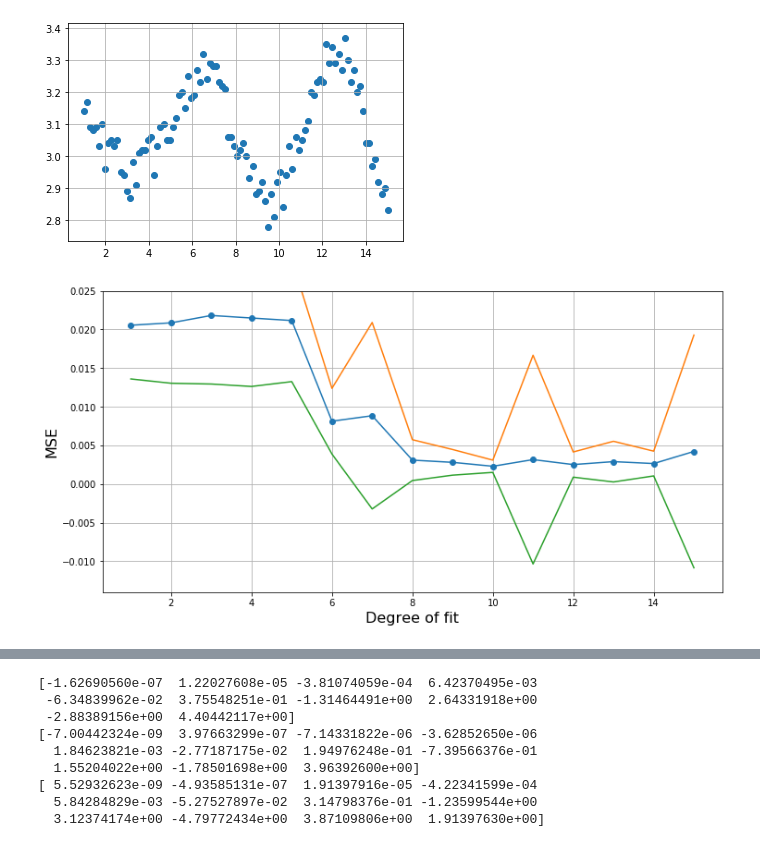
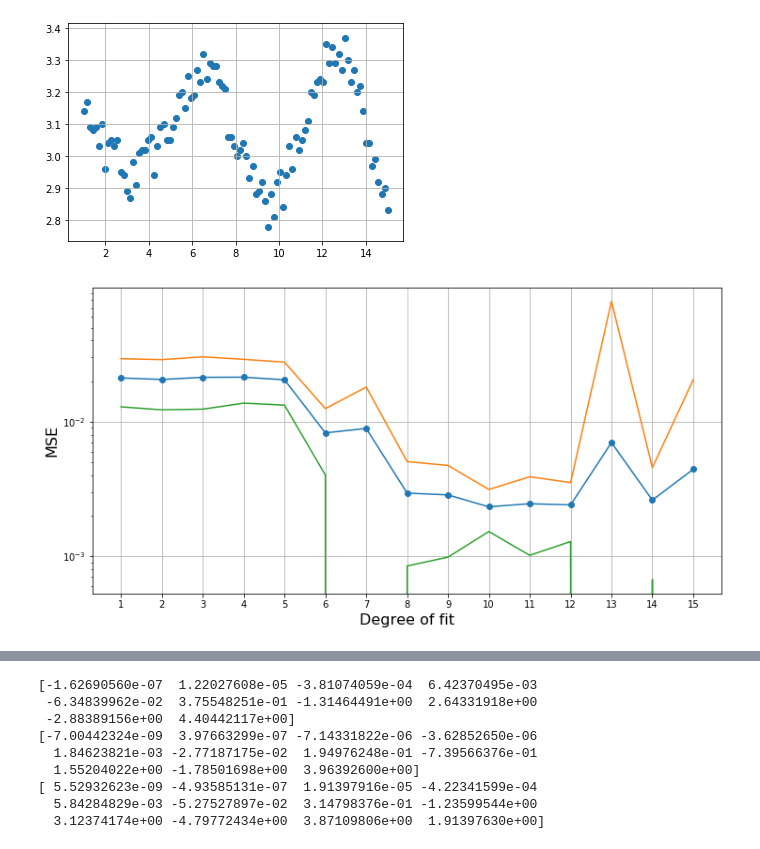
Before and after one commit to MaxLian11/NSF-DS-2020, a Jupyter notebook: Week3_Day2.ipynb, the cells around one changed output, grey strips where cells are left out. Saved outputs shown, nothing was run; the diff lists cells and outputs as text; code cells hidden in the pictures.

```diff
--- a/Week3_Day2.ipynb
+++ b/Week3_Day2.ipynb
@@ -66,12 +66,12 @@ def fit_a_polynomial(X,Y,degree):
 # %%
 # (e) get polynomial coeffs
 
-errors_lists = [list() for i in range(15)] # 10 degrees
-
-for i in range(100):
-    for degree in range(len(errors_lists)):
+errors_lists = [list() for i in range(15)] # 15 degrees
+errors = 0.0
+for degree in range(len(errors_lists)):  # 100 runs per 15 degrees
+    for i in range(100):
         errors = fit_a_polynomial(x, y, degree)
-        errors_lists[degree].append(errors) # 100 runs per 10 degree
+        errors_lists[degree].append(errors)
 # %%
 # (f) calculate mean and std of all lists( 1 list per degree )
 
@@ -83,18 +83,22 @@ for i in range(len(errors_lists)): # 10 degrees (len = 10)
 # %%
 # (g) & (h) & (i)
 
-degrees=list(range(1,16))
+degrees = list(range(1,16)) # list of 15 degrees
 
+# plot main graph
 plt.plot(degrees,means,marker="o")
 plt.plot(degrees,np.array(means)+2*np.array(sigmas))
 plt.plot(degrees,np.array(means)-2*np.array(sigmas))
-plt.ylim(-0.014,0.025)
+#plt.ylim(0,100) this may be used to scale the graph by y axes
 plt.grid()
 plt.xlabel("Degree of fit",fontsize=16)
 plt.ylabel("MSE",fontsize=16)
+plt.yscale('log') # log scale makes std be more wide and easier to see
+plt.xticks(degrees)
 plt.gcf().set_size_inches(12,6)
+plt.show()
 
 
 # degrees 9,10,11 fit the best
 # %% [output]
-[figure, old version]
+[figure, new version]
```
Also changed, not shown: parts of 3 cells of this notebook.
